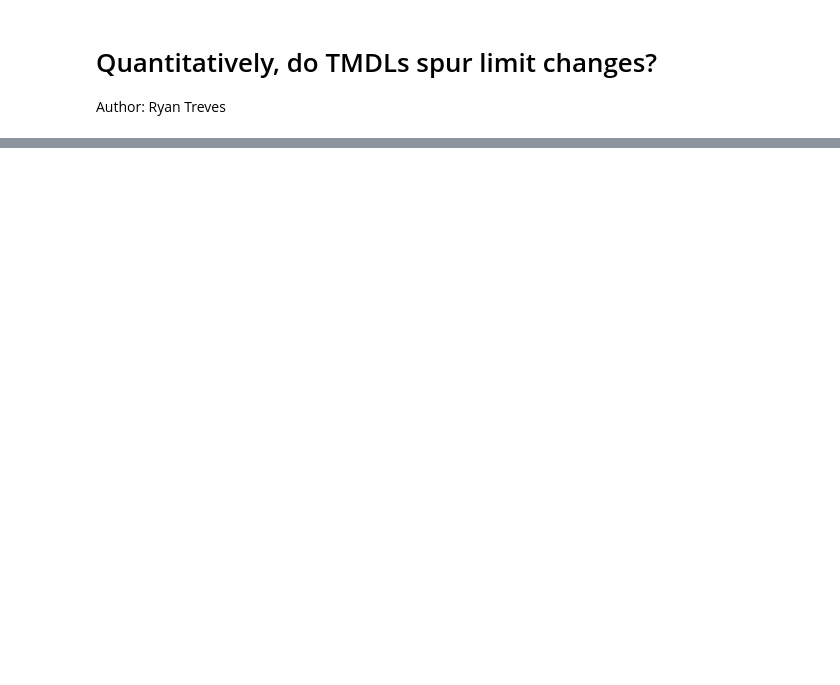
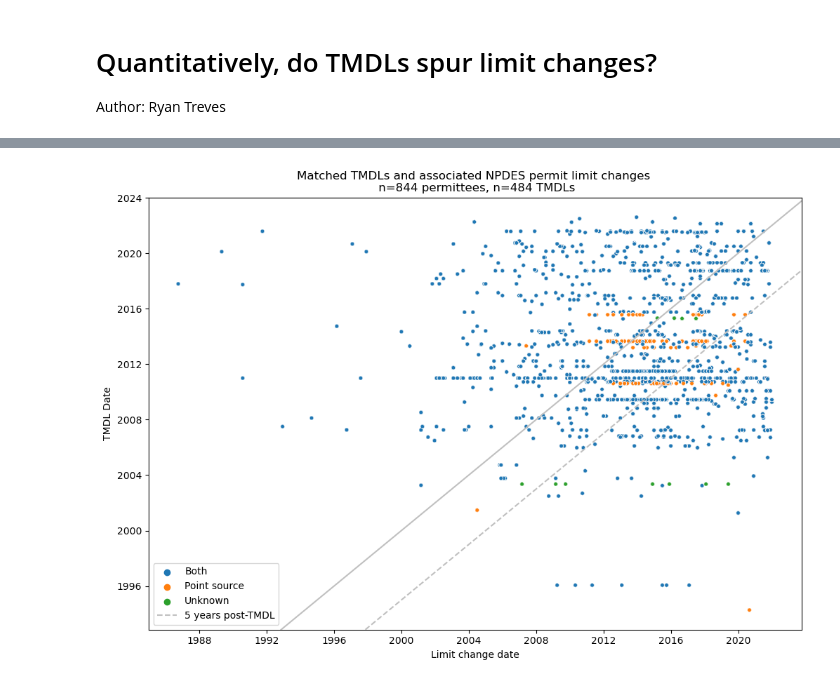
Before and after one commit to reglab/TMDLs_archived, a Jupyter notebook: TMDLS_limit_changes.ipynb, the cells around one changed output, grey strips where cells are left out. Saved outputs shown, nothing was run; the diff lists cells and outputs as text; code cells hidden in the pictures; blank space fills up the shorter version.

```diff
--- a/TMDLS_limit_changes.ipynb
+++ b/TMDLS_limit_changes.ipynb
@@ -42,3 +159,3 @@ Testing first for one pollutant
 # %%
-# Read in DMR data and drop rows with NA limit values
-dmrs = pd.read_csv(data_path + 'mercury_dmrs.csv', parse_dates=['limit_begin_date', 'limit_end_date'], date_parser=lambda t: pd.to_datetime(t, errors='coerce')).dropna(subset='limit_value_standard_units')
+# Load prepped DMR dataset of all permittees who had permit limit changes
+prepped_dmrs = pd.read_csv('/Users/rtreves/Documents/DMR work/DMR Python projects/dmr-permit-limit-changes/all_prepped.csv', parse_dates=['limit_begin_date', 'limit_end_date', 'limit_change_date'], date_parser=lambda t: pd.to_datetime(t, errors='coerce')).dropna(subset='limit_value_standard_units')
@@ -48,0 +162,17 @@ dmrs = dmrs.drop_duplicates(subset=limit_unique + 'limit_value_standar_units')
+# %%
+# Merge with parameter-pollutant linkage table
+prepped_dmrs = prepped_dmrs.merge(pollutant_parameter_links, on='parameter_desc', how='inner')
+# Merge with tmdls
+prepped_dmrs = prepped_dmrs.merge(tmdls_merged, on=['npdes_permit_id', 'pollutantName'], how='inner')
+# %%
+plt.style.use('default')
+plt.figure(figsize=(12,8));
+plt.ylabel('TMDL Date')
+plt.xlabel('Limit change date')
+sns.scatterplot(data=prepped_dmrs, x='limit_change_date', y='TMDLDate', hue='pollutantSourceTypeCode', s=15);
+plt.axline((dts.datestr2num('2012-01-01'), dts.datestr2num('2012-01-01')), (dts.datestr2num('2012-01-02'), dts.datestr2num('2012-01-02')), color='silver')
+plt.axline((dts.datestr2num('2017-01-01'), dts.datestr2num('2012-01-01')), (dts.datestr2num('2017-01-02'), dts.datestr2num('2012-01-02')), linestyle='--', label='5 years post-TMDL', color='silver')
+plt.title('Matched TMDLs and associated NPDES permit limit changes \n n=' + str(len(prepped_dmrs.drop_duplicates('npdes_permit_id'))) + ' permittees, n=' + str(len(prepped_dmrs.drop_duplicates('actionIdentifier'))) + ' TMDLs');
+plt.legend();
+# %% [output]
+[figure, added]
```
Also changed, not shown: parts of 10 cells of this notebook.
